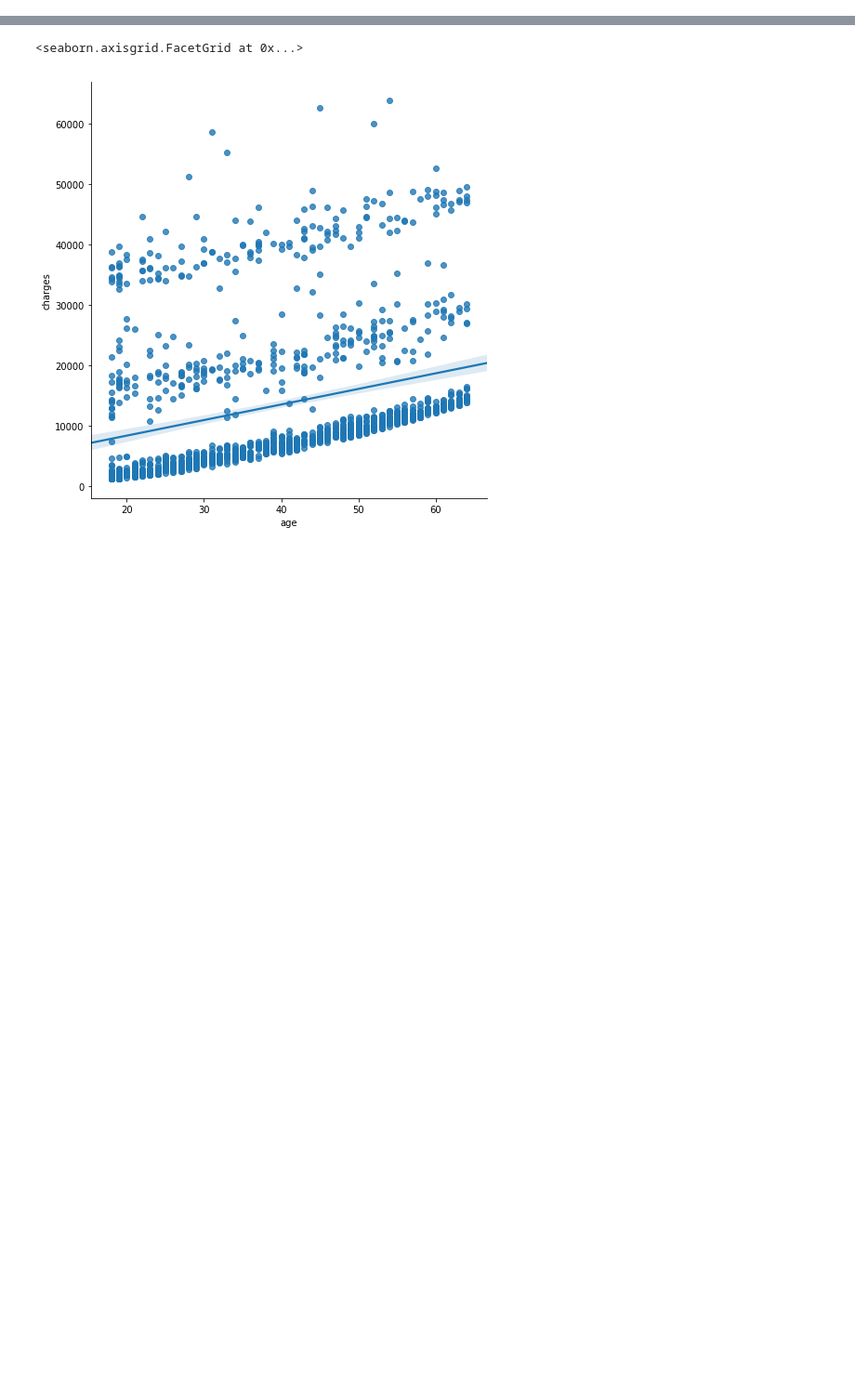
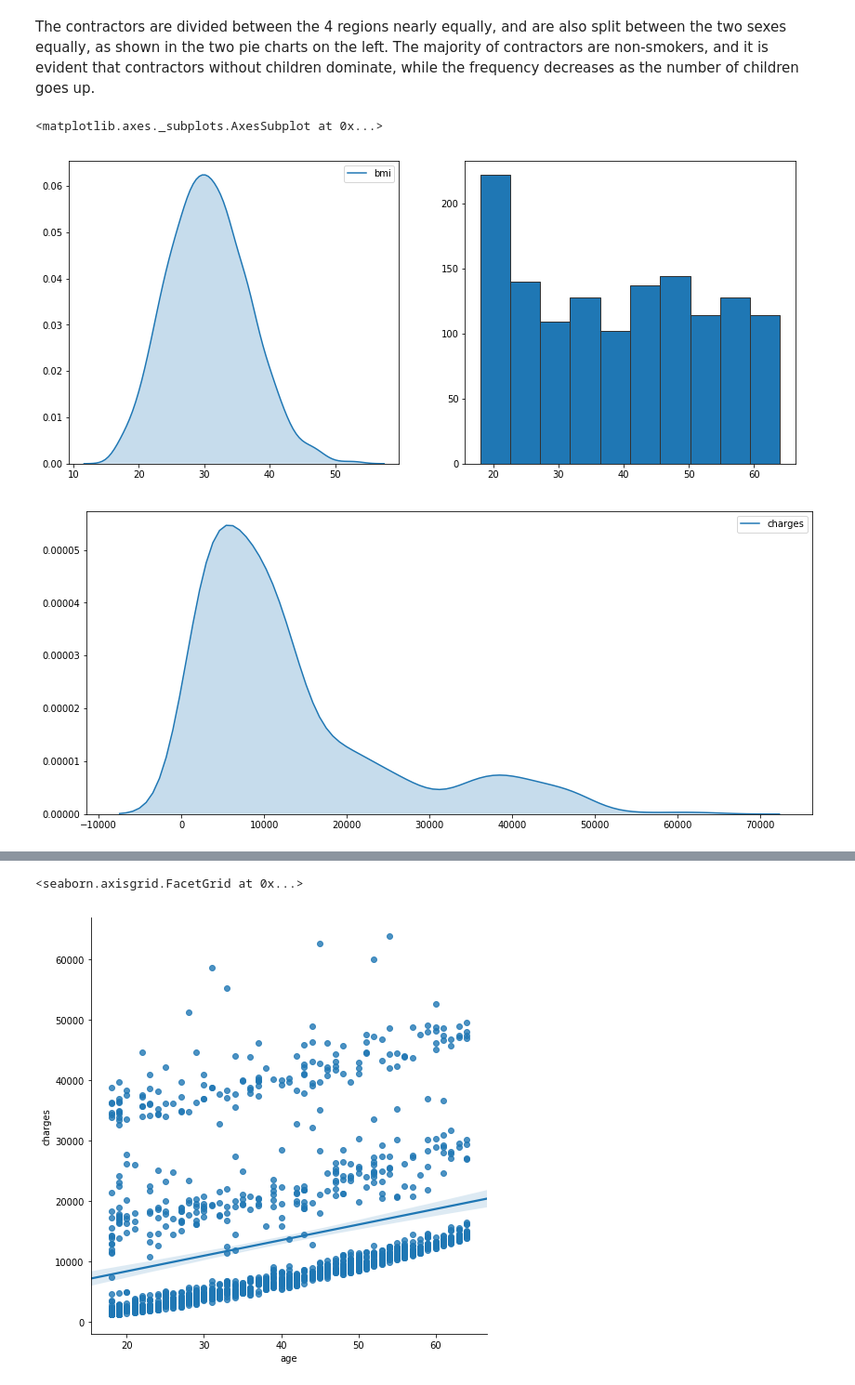
Before and after one commit to nezartarbin/Predicting_Health_Insurance_Costs, a Jupyter notebook: insurance.ipynb, the cells around one changed output, grey strips where cells are left out. Shown: that part at 93% size. Cells and saved outputs as stored; diff of their text form; code cells hidden in the pictures; blank space fills up the shorter version.

```diff
--- a/insurance.ipynb
+++ b/insurance.ipynb
@@ -82,0 +74,16 @@ sns.kdeplot(nonsmoker_data["charges"], ax=ax3, shade=True)
+# %% [markdown]
+The contractors are divided between the 4 regions nearly equally, and are also split between the two sexes equally, as shown in the two pie charts on the left. The majority of contractors are non-smokers, and it is evident that contractors without children dominate, while the frequency decreases as the number of children goes up.
+# %%
+fig21, (ax21,ax22) = plt.subplots(1,2)
+fig21.set_size_inches(14,6)
+
+sns.kdeplot(data['bmi'], ax=ax21, shade=True)
+ax22.hist('age', data=data, bins=10, edgecolor='0.2')
+
+fig22, ax23 = plt.subplots()
+fig22.set_size_inches(14,6)
+sns.kdeplot(data['charges'], ax=ax23, shade=True)
+# %% [output]
+<matplotlib.axes._subplots.AxesSubplot at 0x...>
+[figure, added]
+[figure, added]
```
Also changed, not shown: parts of 13 cells of this notebook.
